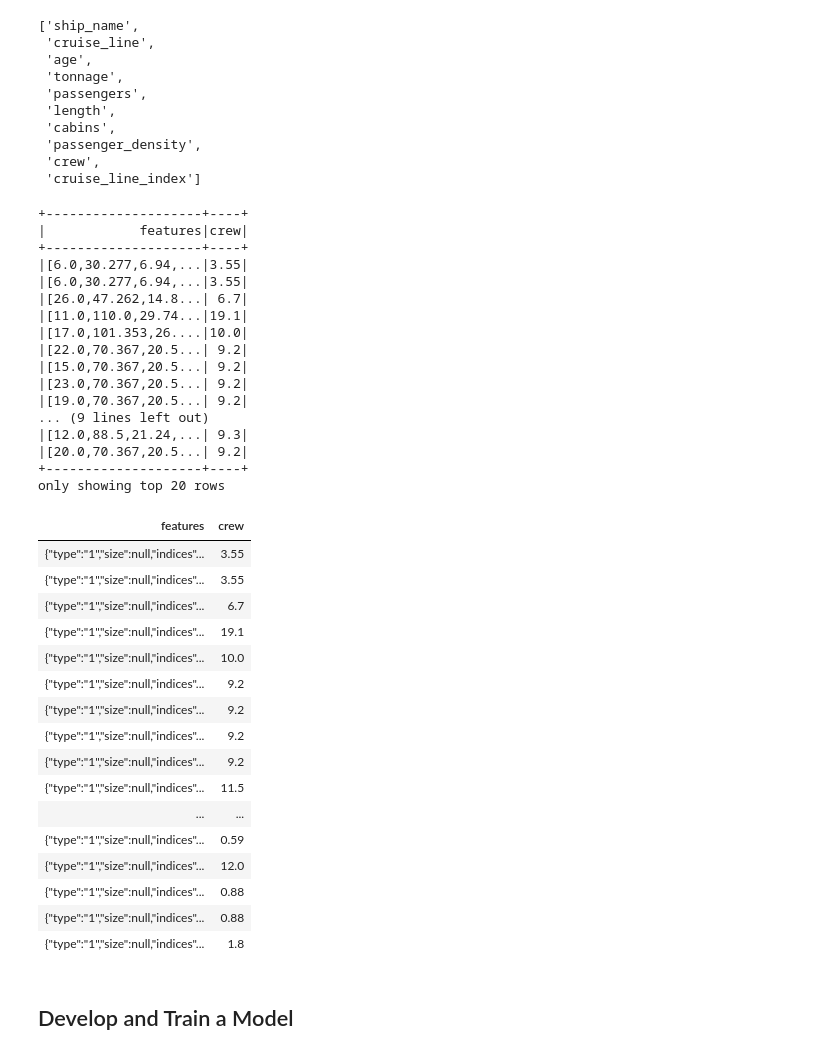
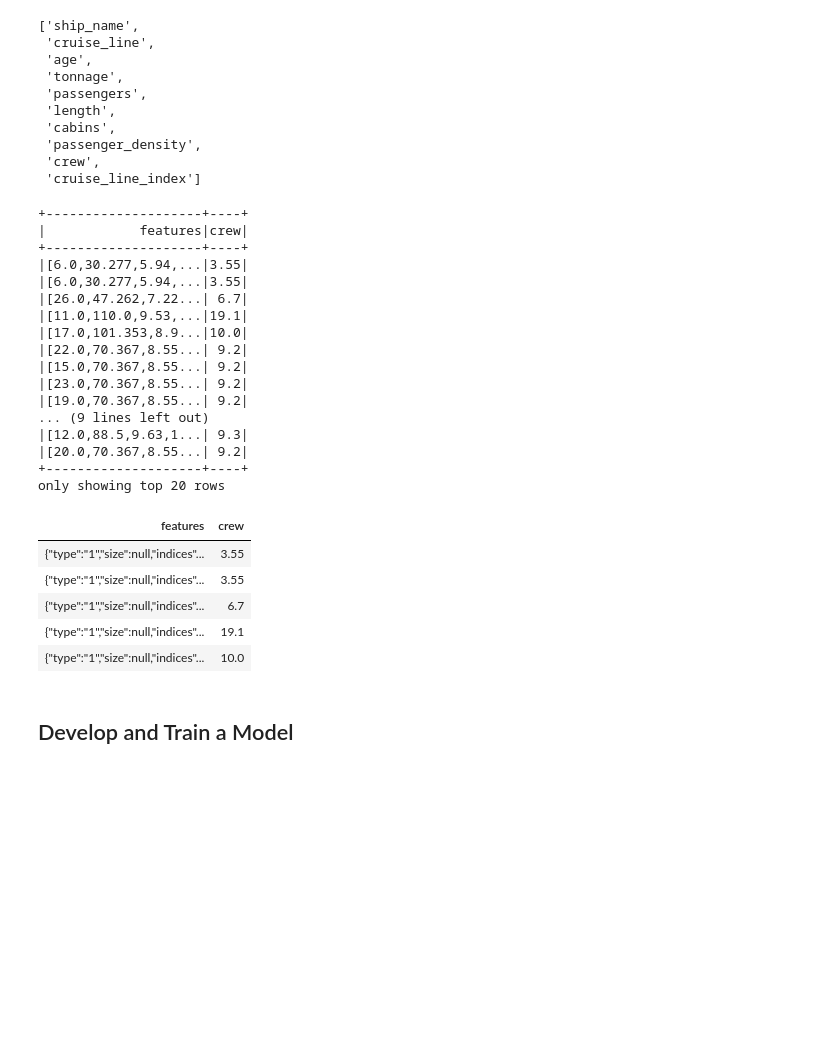
Before and after one commit to Byunghyun-Hwang-48764388/Portfolio, a Jupyter notebook: Cruise Ships Staff Number Prediction_PySpark/Cruise Ships Staff Prediction.ipynb, the cells around one changed output. Drawn from its saved outputs; the diff is of its cells as text; code cells hidden in the pictures; blank space fills up the shorter version.

```diff
--- a/Cruise Ships Staff Number Prediction_PySpark/Cruise Ships Staff Number Prediction.ipynb
+++ b/Cruise Ships Staff Number Prediction_PySpark/Cruise Ships Staff Prediction.ipynb
@@ -186,7 +186,7 @@ df_index.columns
 from pyspark.ml.linalg import Vectors
 from pyspark.ml.feature import VectorAssembler
 # %%
-assembler = VectorAssembler(inputCols = ['age','tonnage','passengers','length','cabins'], outputCol = 'features')
+assembler = VectorAssembler(inputCols = ['age','tonnage','length','cabins'], outputCol = 'features')
 # %%
 output = assembler.transform(df_index)
 # %%
@@ -195,41 +195,30 @@ output.select('features','crew').show()
 +--------------------+----+
 |            features|crew|
 +--------------------+----+
-|[6.0,30.277,6.94,...|3.55|
-|[6.0,30.277,6.94,...|3.55|
-|[26.0,47.262,14.8...| 6.7|
-|[11.0,110.0,29.74...|19.1|
-|[17.0,101.353,26....|10.0|
-|[22.0,70.367,20.5...| 9.2|
-|[15.0,70.367,20.5...| 9.2|
-|[23.0,70.367,20.5...| 9.2|
-|[19.0,70.367,20.5...| 9.2|
+|[6.0,30.277,5.94,...|3.55|
+|[6.0,30.277,5.94,...|3.55|
+|[26.0,47.262,7.22...| 6.7|
+|[11.0,110.0,9.53,...|19.1|
+|[17.0,101.353,8.9...|10.0|
+|[22.0,70.367,8.55...| 9.2|
+|[15.0,70.367,8.55...| 9.2|
+|[23.0,70.367,8.55...| 9.2|
+|[19.0,70.367,8.55...| 9.2|
 ... (9 lines left out)
-|[12.0,88.5,21.24,...| 9.3|
-|[20.0,70.367,20.5...| 9.2|
+|[12.0,88.5,9.63,1...| 9.3|
+|[20.0,70.367,8.55...| 9.2|
 +--------------------+----+
 only showing top 20 rows
 # %%
 final_df = output.select('features','crew')
-display(final_df)
+display(final_df.limit(5))
 # %% [output]
 | features | crew |
 | {"type":"1","size":null,"indices"... | 3.55 |
 | {"type":"1","size":null,"indices"... | 3.55 |
 | {"type":"1","size":null,"indices"... | 6.7 |
 | {"type":"1","size":null,"indices"... | 19.1 |
 | {"type":"1","size":null,"indices"... | 10.0 |
-| {"type":"1","size":null,"indices"... | 9.2 |
-| {"type":"1","size":null,"indices"... | 9.2 |
-| {"type":"1","size":null,"indices"... | 9.2 |
-| {"type":"1","size":null,"indices"... | 9.2 |
-| {"type":"1","size":null,"indices"... | 11.5 |
-| ... | ... |
-| {"type":"1","size":null,"indices"... | 0.59 |
-| {"type":"1","size":null,"indices"... | 12.0 |
-| {"type":"1","size":null,"indices"... | 0.88 |
-| {"type":"1","size":null,"indices"... | 0.88 |
-| {"type":"1","size":null,"indices"... | 1.8 |
 # %% [markdown]
 ## Develop and Train a Model
 # %% [markdown]
```
Also changed, not shown: parts of 7 cells of this notebook.
